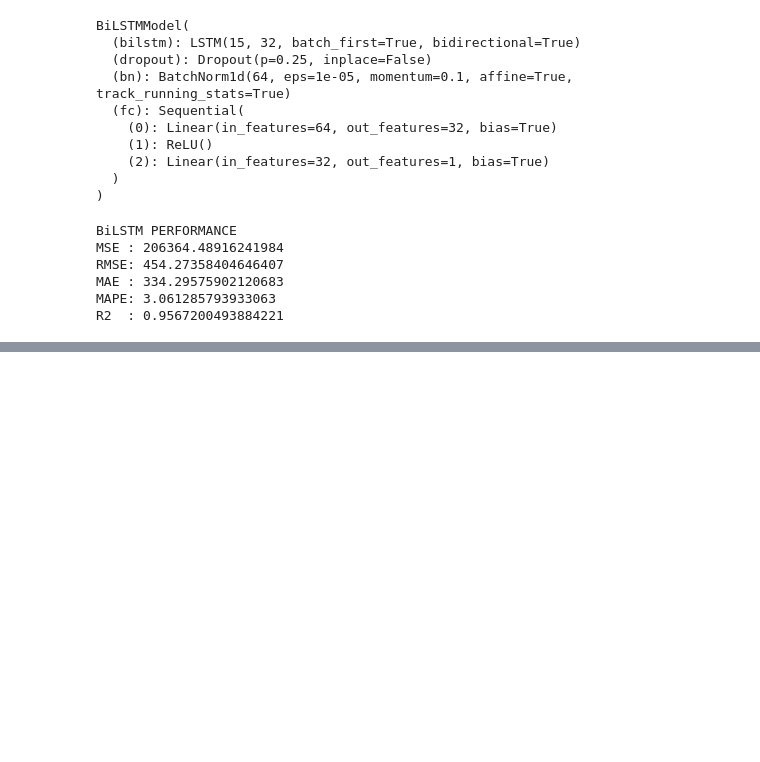
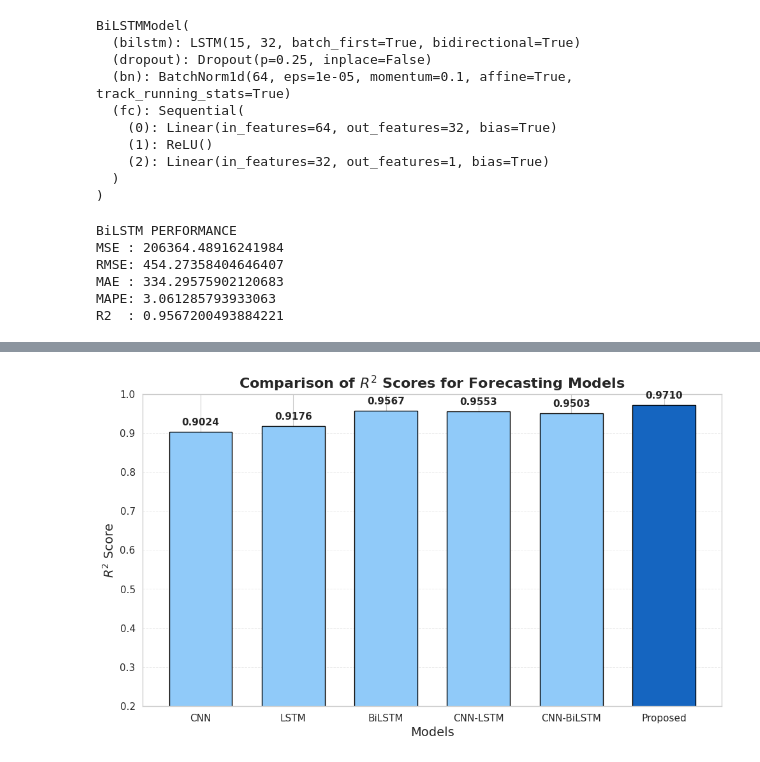
Before and after one commit to Joydas2003/Electrical-Load-Forcasting-Ml, a Jupyter notebook: Machine Learning Based short term Electrical Load Forcasting.ipynb, the cells around one changed output, grey strips where cells are left out. Saved outputs shown, nothing was run; the diff lists cells and outputs as text; code cells hidden in the pictures; blank space fills up the shorter version.

```diff
--- a/Machine Learning Based short term Electrical Load Forcasting.ipynb
+++ b/Machine Learning Based short term Electrical Load Forcasting.ipynb
@@ -3448,0 +3520,11 @@ plt.close()
+# %%
+create_metric_plot(
+    scores=r2_scores,
+    ylabel=r"$R^2$ Score",
+    title=r"Comparison of $R^2$ Scores for Forecasting Models",
+    filename="Figure_R2_Comparison.png",
+    ylim=(0.2, 1),
+    decimals=4
+)
+# %% [output]
+[figure, added]
```
Also changed, not shown: parts of 6 cells of this notebook.
